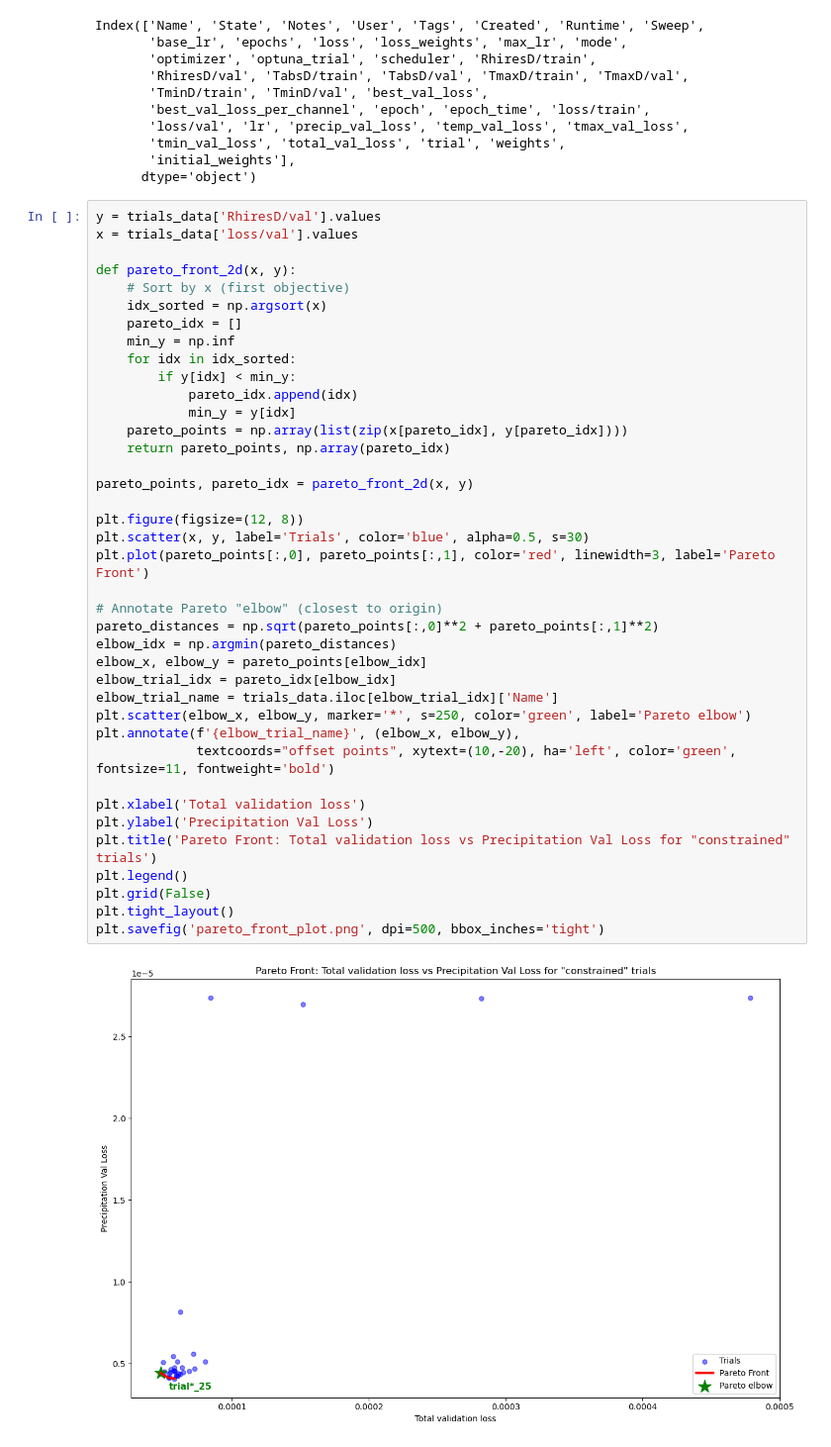
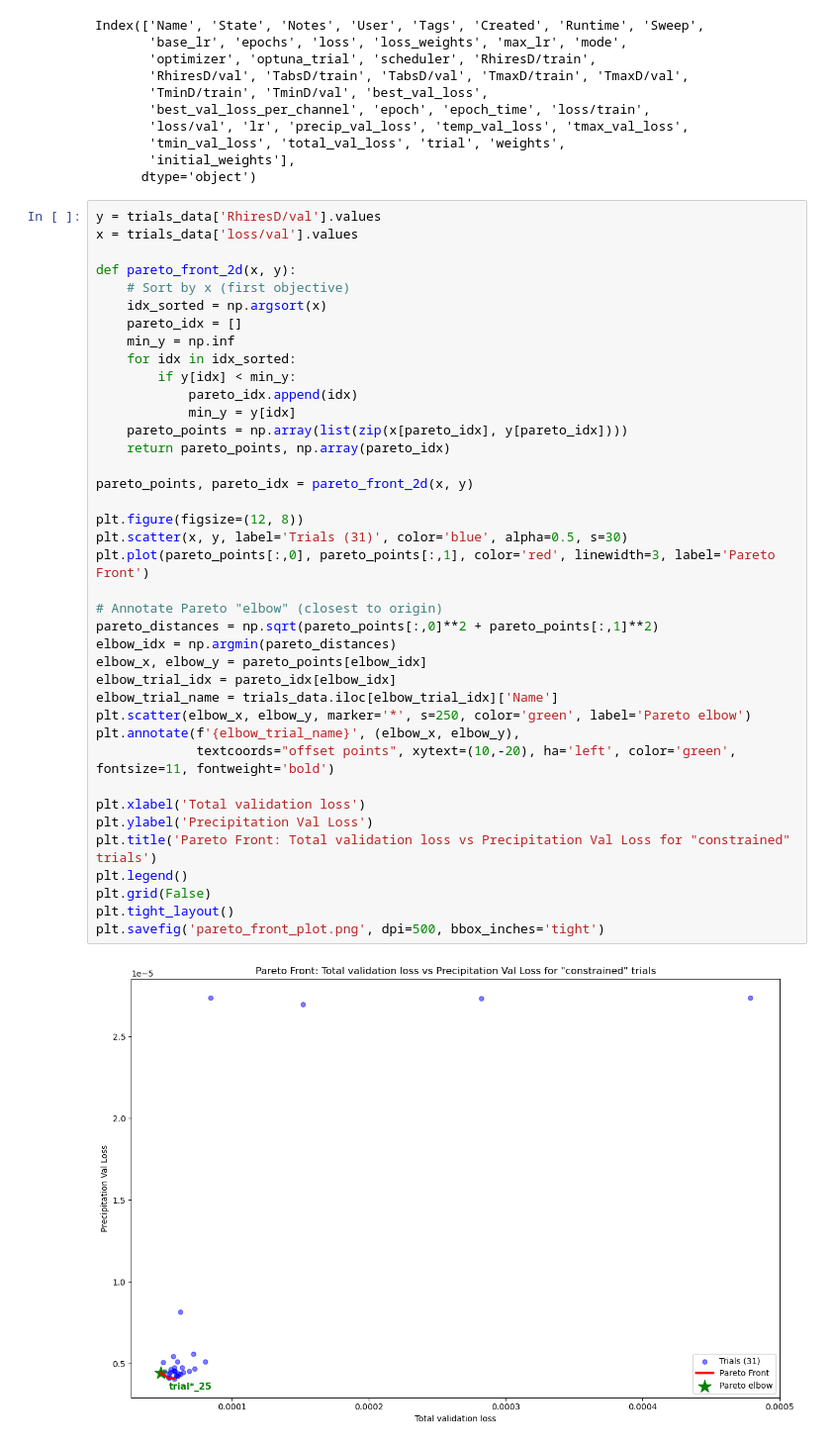
Before and after one commit to AsthanaShivanshi/Processing_and_Analysis_Scripts, a Jupyter notebook: Scripts/Jupyter_Notebooks/pareto.ipynb, the cells around one changed output. Shown at 99% size. Cells and saved outputs as stored; diff of their text form.

```diff
--- a/Scripts/Jupyter_Notebooks/pareto.ipynb
+++ b/Scripts/Jupyter_Notebooks/pareto.ipynb
@@ -50,32 +50,32 @@ def pareto_front_2d(x, y):
     for idx in idx_sorted:
         if y[idx] < min_y:
             pareto_idx.append(idx)
             min_y = y[idx]
     pareto_points = np.array(list(zip(x[pareto_idx], y[pareto_idx])))
     return pareto_points, np.array(pareto_idx)
 
 pareto_points, pareto_idx = pareto_front_2d(x, y)
 
 plt.figure(figsize=(12, 8))
-plt.scatter(x, y, label='Trials', color='blue', alpha=0.5, s=30)
+plt.scatter(x, y, label='Trials (31)', color='blue', alpha=0.5, s=30)
 plt.plot(pareto_points[:,0], pareto_points[:,1], color='red', linewidth=3, label='Pareto Front')
 
 # Annotate Pareto "elbow" (closest to origin)
 pareto_distances = np.sqrt(pareto_points[:,0]**2 + pareto_points[:,1]**2)
 elbow_idx = np.argmin(pareto_distances)
 elbow_x, elbow_y = pareto_points[elbow_idx]
 elbow_trial_idx = pareto_idx[elbow_idx]
 elbow_trial_name = trials_data.iloc[elbow_trial_idx]['Name']
 plt.scatter(elbow_x, elbow_y, marker='*', s=250, color='green', label='Pareto elbow')
 plt.annotate(f'{elbow_trial_name}', (elbow_x, elbow_y),
              textcoords="offset points", xytext=(10,-20), ha='left', color='green', fontsize=11, fontweight='bold')
 
 plt.xlabel('Total validation loss')
 plt.ylabel('Precipitation Val Loss')
 plt.title('Pareto Front: Total validation loss vs Precipitation Val Loss for "constrained" trials')
 plt.legend()
 plt.grid(False)
 plt.tight_layout()
 plt.savefig('pareto_front_plot.png', dpi=500, bbox_inches='tight')
 # %% [output]
-[figure, old version]
+[figure, new version]
```
